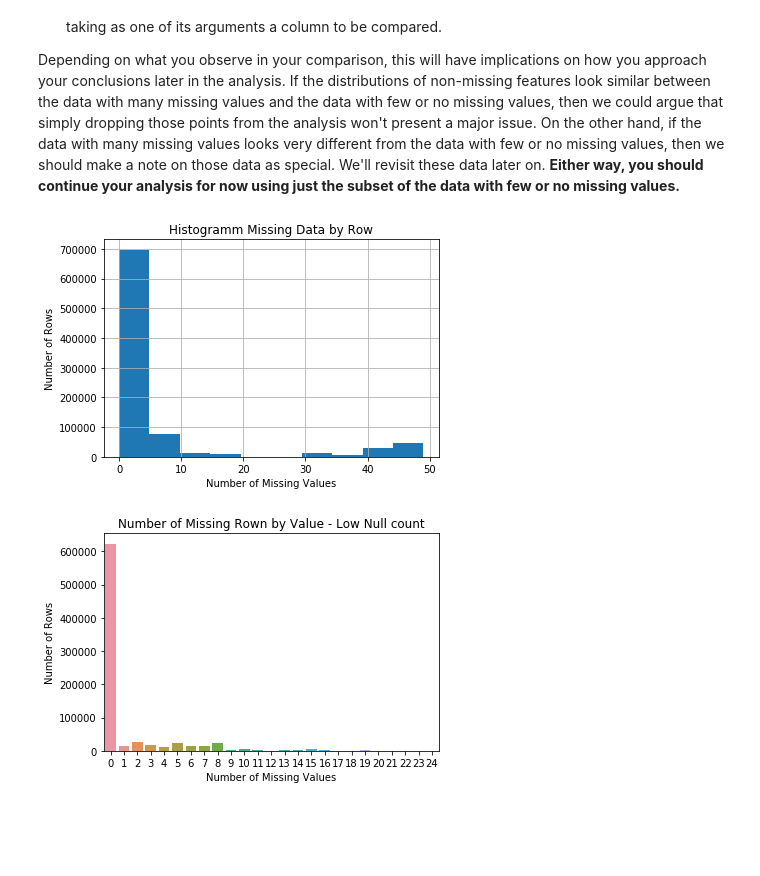
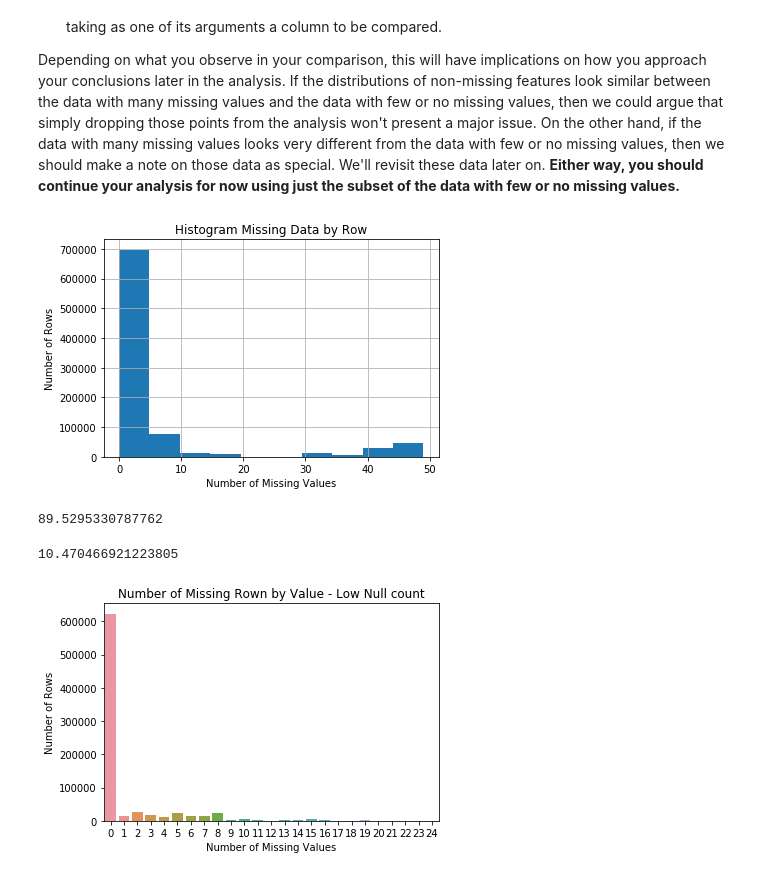
Before and after one commit to analia-barragan/Identify_Customer_Segments, a Jupyter notebook: Identify_Customer_Segments.ipynb, the cells around one changed output. Saved outputs shown, nothing was run; the diff lists cells and outputs as text; code cells hidden in the pictures; blank space fills up the shorter version.

```diff
--- a/Identify_Customer_Segments.ipynb
+++ b/Identify_Customer_Segments.ipynb
@@ -319,7 +312,8 @@ def replace_by_nan(missing_values_list, column_referece_list):
         2. List of columns on which the values should be replaced by np.nan values
     OUTPUT:
         2. Dictionary containig the column name and the values that should be replaced mapped to np.nan values.
-        This dict can be used with the pd.DataFrame.replace() function to replace the desired values'''
+        This dict can be used with the pd.DataFrame.replace() function to replace the desired values
+        '''
     replace_values = {}
     for idx, i in enumerate(missing_values_list):
         temp_dict = {}
@@ -432,17 +497,25 @@ Depending on what you observe in your comparison, this will have implications on
 # %%
 # How much data is missing in each row of the dataset?
 azdias_clean.isnull().sum(axis = 1).hist()
 plt.xlabel('Number of Missing Values')
 plt.ylabel('Number of Rows')
-plt.title('Histogramm Missing Data by Row');
+plt.title('Histogram Missing Data by Row');
 # %% [output]
-[figure, old version]
+[figure, new version]
 # %%
 # Write code to divide the data into two subsets based on the number of missing
 # values in each row.
 
 azdias_low_null_count = azdias_clean[azdias_clean.isnull().sum(axis = 1) < 25]
 azdias_high_null_count = azdias_clean[azdias_clean.isnull().sum(axis = 1) >= 25]
+# %%
+azdias_low_null_count.shape[0]/azdias_clean.shape[0]*100
+# %% [output]
+89.5295330787762
+# %%
+azdias_high_null_count.shape[0]/azdias_clean.shape[0]*100
+# %% [output]
+10.470466921223805
 # %%
 sns.countplot(azdias_low_null_count.isnull().sum(axis =1));
 plt.xlabel('Number of Missing Values')
```
Also changed, not shown: parts of 104 cells of this notebook.
